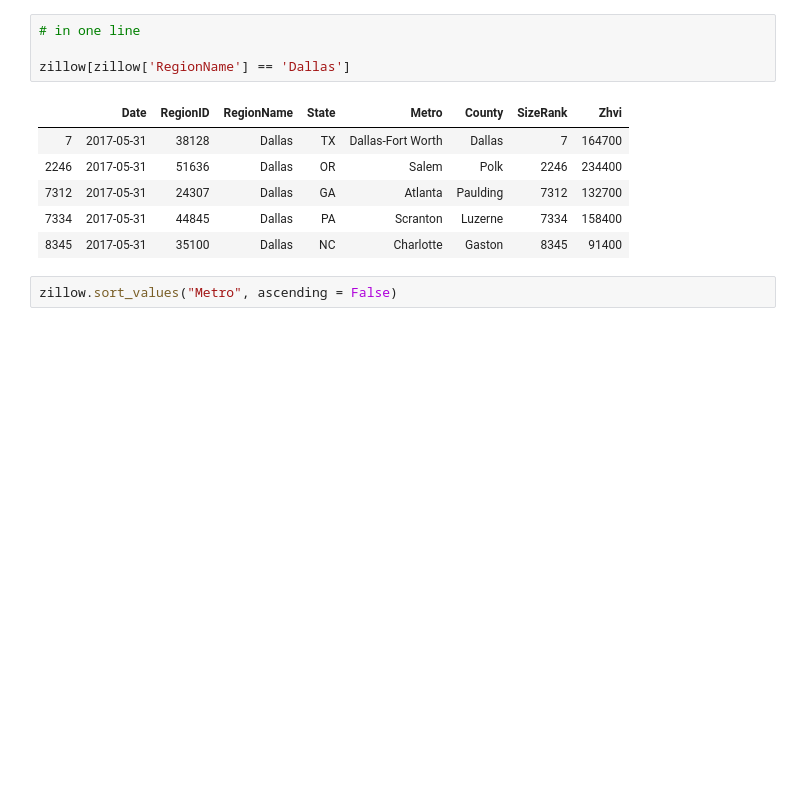
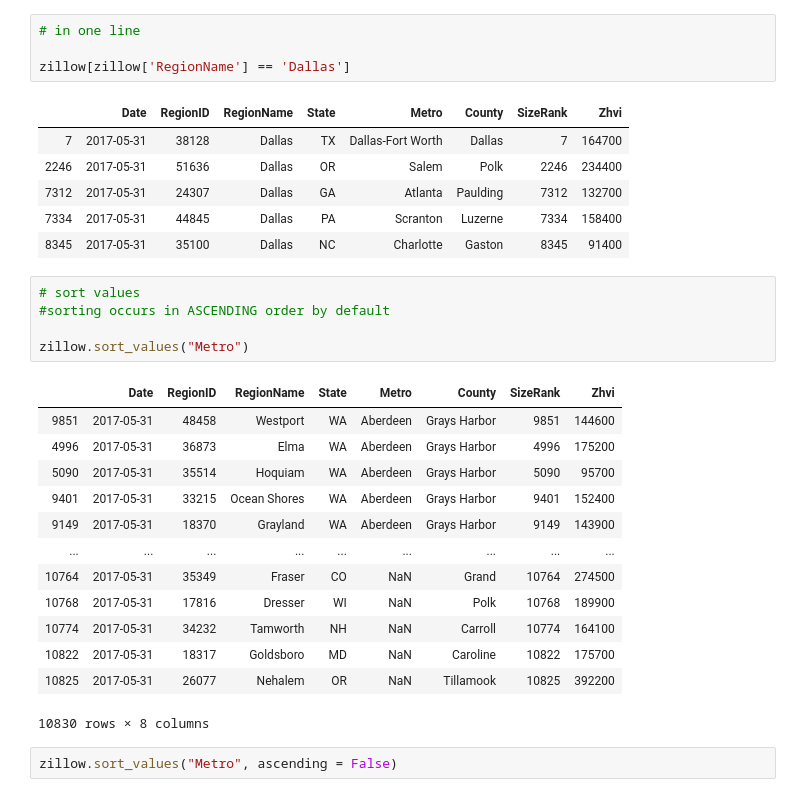
Before and after one commit to jossalene/TechSkill_Python, a Jupyter notebook: Class06.ipynb, the cells around one changed output. Cells and saved outputs as stored; diff of their text form; blank space fills up the shorter version.

```diff
--- a/Class06.ipynb
+++ b/Class06.ipynb
@@ -517,6 +521,25 @@ zillow[zillow['RegionName'] == 'Dallas']
 | 7312 | 2017-05-31 | 24307 | Dallas | GA | Atlanta | Paulding | 7312 | 132700 |
 | 7334 | 2017-05-31 | 44845 | Dallas | PA | Scranton | Luzerne | 7334 | 158400 |
 | 8345 | 2017-05-31 | 35100 | Dallas | NC | Charlotte | Gaston | 8345 | 91400 |
+# %%
+# sort values
+#sorting occurs in ASCENDING order by default
+
+zillow.sort_values("Metro")
+# %% [output]
+|  | Date | RegionID | RegionName | State | Metro | County | SizeRank | Zhvi |
+| 9851 | 2017-05-31 | 48458 | Westport | WA | Aberdeen | Grays Harbor | 9851 | 144600 |
+| 4996 | 2017-05-31 | 36873 | Elma | WA | Aberdeen | Grays Harbor | 4996 | 175200 |
+| 5090 | 2017-05-31 | 35514 | Hoquiam | WA | Aberdeen | Grays Harbor | 5090 | 95700 |
+| 9401 | 2017-05-31 | 33215 | Ocean Shores | WA | Aberdeen | Grays Harbor | 9401 | 152400 |
+| 9149 | 2017-05-31 | 18370 | Grayland | WA | Aberdeen | Grays Harbor | 9149 | 143900 |
+| ... | ... | ... | ... | ... | ... | ... | ... | ... |
+| 10764 | 2017-05-31 | 35349 | Fraser | CO | NaN | Grand | 10764 | 274500 |
+| 10768 | 2017-05-31 | 17816 | Dresser | WI | NaN | Polk | 10768 | 189900 |
+| 10774 | 2017-05-31 | 34232 | Tamworth | NH | NaN | Carroll | 10774 | 164100 |
+| 10822 | 2017-05-31 | 18317 | Goldsboro | MD | NaN | Caroline | 10822 | 175700 |
+| 10825 | 2017-05-31 | 26077 | Nehalem | OR | NaN | Tillamook | 10825 | 392200 |
+10830 rows × 8 columns
 # %%
 zillow.sort_values("Metro", ascending = False)
 # %% [output]
```
Also changed, not shown: parts of 4 cells of this notebook.
